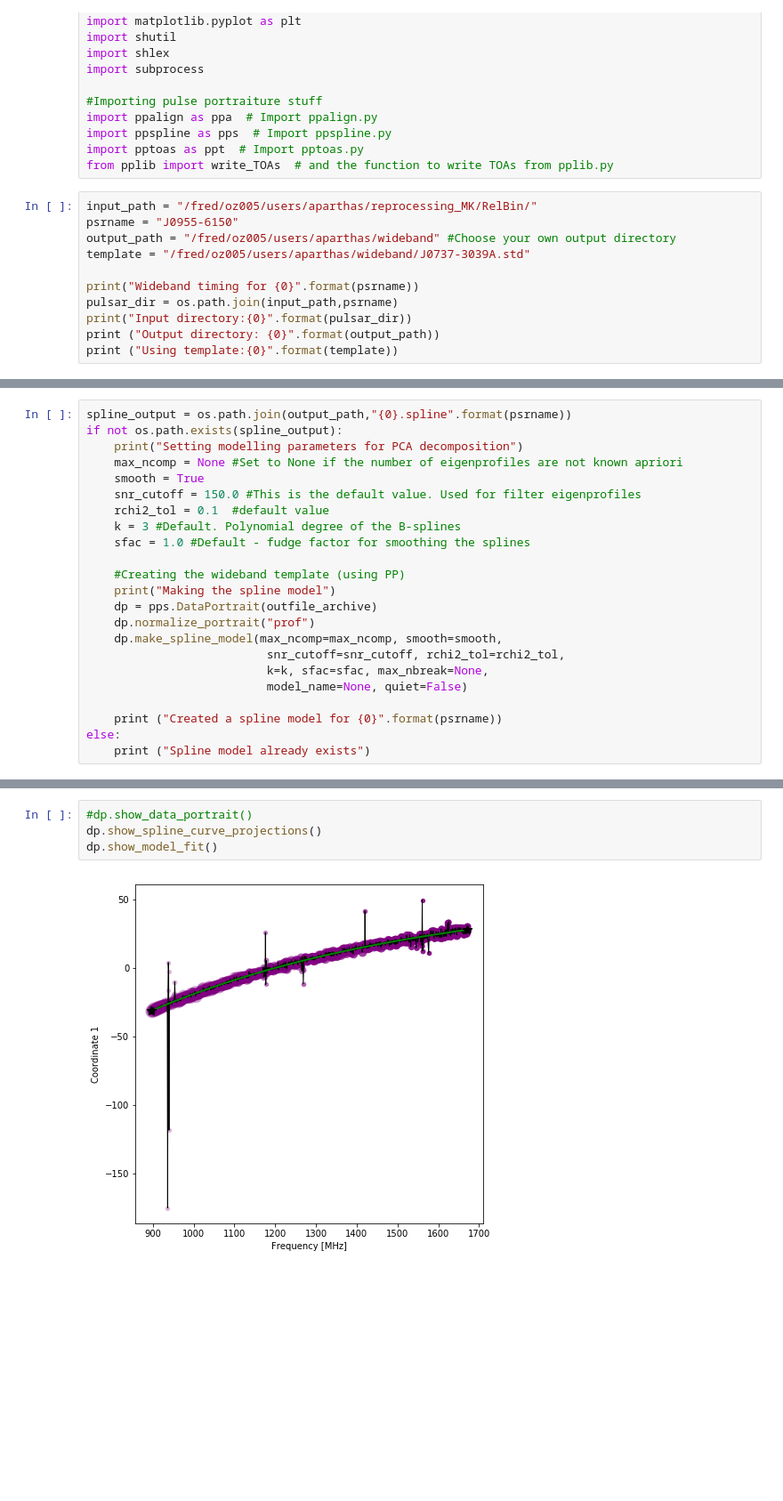
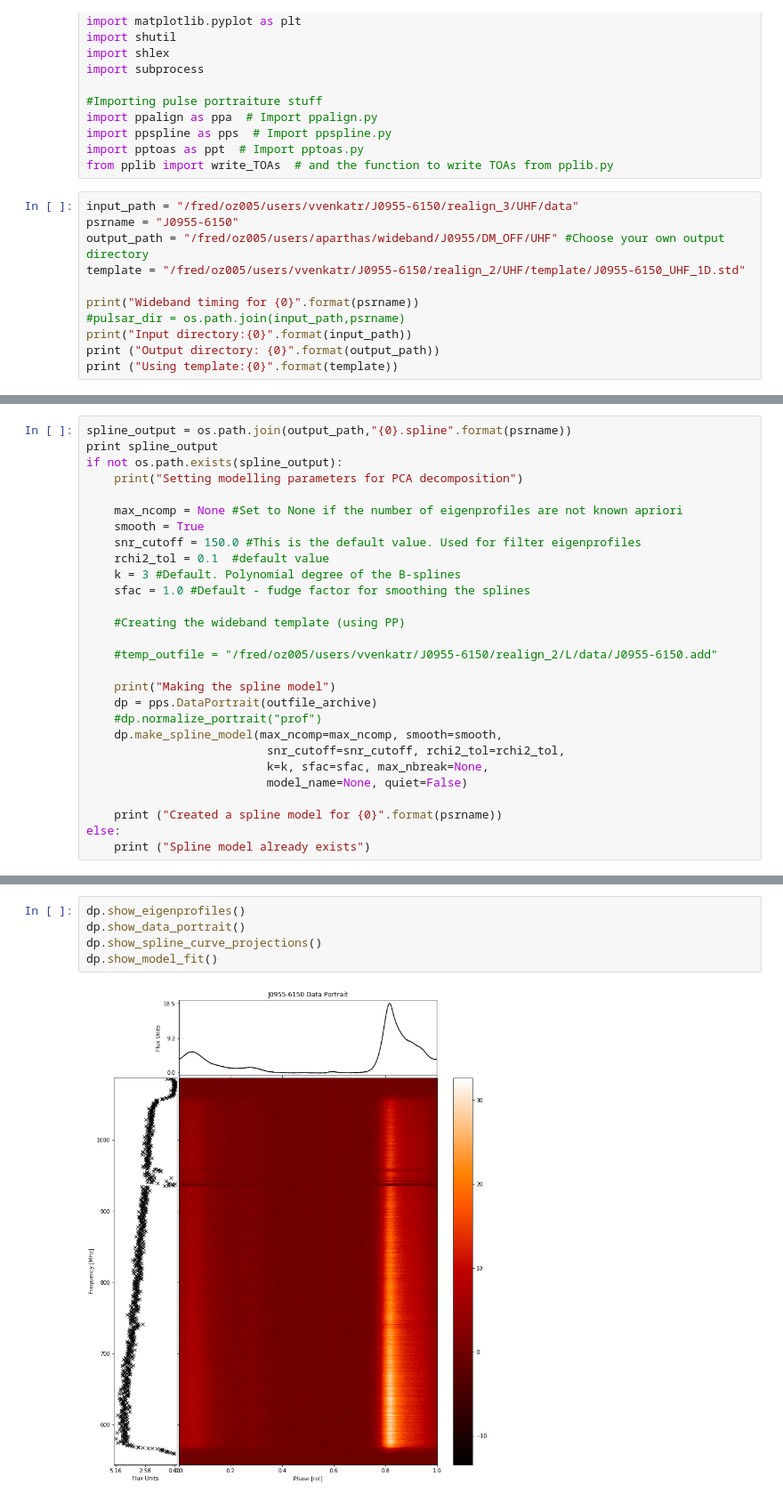
Before and after one commit to OZGrav/meerpipe, a Jupyter notebook: wideband_processing/widebandtiming.ipynb, the cells around one changed output, grey strips where cells are left out. Shown at 89% size. Drawn from its saved outputs; the diff is of its cells as text; blank space fills up the shorter version.

```diff
--- a/wideband_processing/widebandtiming.ipynb
+++ b/wideband_processing/widebandtiming.ipynb
@@ -15,14 +15,14 @@ import ppspline as pps  # Import ppspline.py
 import pptoas as ppt  # Import pptoas.py
 from pplib import write_TOAs  # and the function to write TOAs from pplib.py
 # %%
-input_path = "/fred/oz005/users/aparthas/reprocessing_MK/RelBin/"
+input_path = "/fred/oz005/users/vvenkatr/J0955-6150/realign_3/UHF/data"
 psrname = "J0955-6150"
-output_path = "/fred/oz005/users/aparthas/wideband" #Choose your own output directory
-template = "/fred/oz005/users/aparthas/wideband/J0737-3039A.std"
+output_path = "/fred/oz005/users/aparthas/wideband/J0955/DM_OFF/UHF" #Choose your own output directory
+template = "/fred/oz005/users/vvenkatr/J0955-6150/realign_2/UHF/template/J0955-6150_UHF_1D.std"
 
 print("Wideband timing for {0}".format(psrname))
-pulsar_dir = os.path.join(input_path,psrname)
-print("Input directory:{0}".format(pulsar_dir))
+#pulsar_dir = os.path.join(input_path,psrname)
+print("Input directory:{0}".format(input_path))
 print ("Output directory: {0}".format(output_path))
 print ("Using template:{0}".format(template))
 # %% [output]
@@ -129,7 +150,9 @@ Aligned archives: /fred/oz005/users/aparthas/wideband/J0737-3039A_aligned.ar
 # %%
 spline_output = os.path.join(output_path,"{0}.spline".format(psrname))
+print spline_output
 if not os.path.exists(spline_output):
     print("Setting modelling parameters for PCA decomposition")
+
     max_ncomp = None #Set to None if the number of eigenprofiles are not known apriori
     smooth = True
     snr_cutoff = 150.0 #This is the default value. Used for filter eigenprofiles
@@ -138,9 +161,12 @@ if not os.path.exists(spline_output):
     sfac = 1.0 #Default - fudge factor for smoothing the splines
 
     #Creating the wideband template (using PP)
+
+    #temp_outfile = "/fred/oz005/users/vvenkatr/J0955-6150/realign_2/L/data/J0955-6150.add"
+
     print("Making the spline model")
     dp = pps.DataPortrait(outfile_archive)
-    dp.normalize_portrait("prof")
+    #dp.normalize_portrait("prof")
     dp.make_spline_model(max_ncomp=max_ncomp, smooth=smooth,
                           snr_cutoff=snr_cutoff, rchi2_tol=rchi2_tol,
                           k=k, sfac=sfac, max_nbreak=None,
@@ -172,7 +199,8 @@ fp gives the upper bound fp0 for the smoothing factor s k=3 n=8 m=924 fp=0.00136
   (k, len(t), m, fp, s)))
 # %%
-#dp.show_data_portrait()
+dp.show_eigenprofiles()
+dp.show_data_portrait()
 dp.show_spline_curve_projections()
 dp.show_model_fit()
 # %% [output]
-[figure, old version]
+[figure, new version]
```
Also changed, not shown: parts of 8 cells of this notebook, 36 other files.
